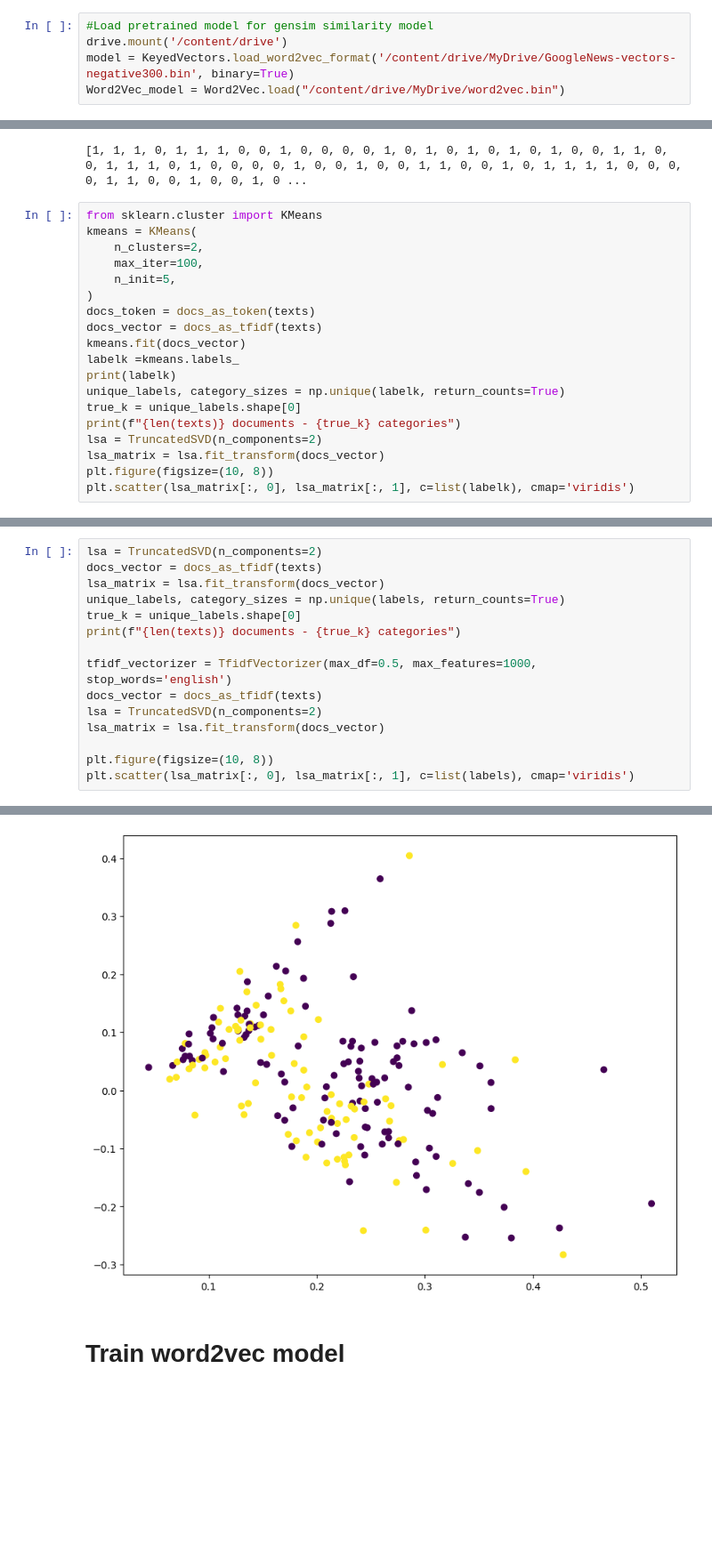
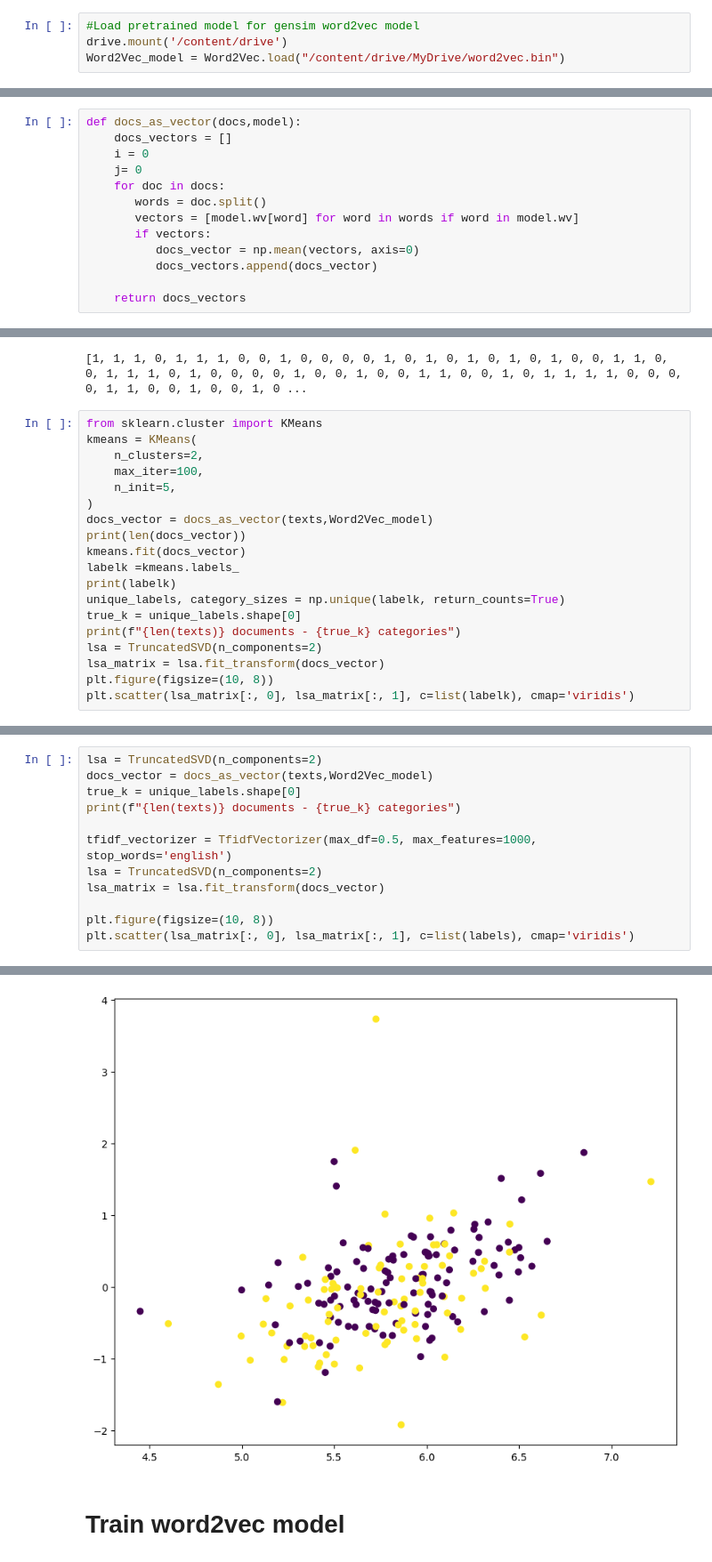
Before and after one commit to MHoseinHoushmand/Clustering-documents-by-SFLA, a Jupyter notebook: Clustering_by_SFLA.ipynb, the cells around one changed output, grey strips where cells are left out. Shown: that part at 89% size. Cells and saved outputs as stored; diff of their text form; blank space fills up the shorter version.

```diff
--- a/Clustering_by_SFLA.ipynb
+++ b/Clustering_by_SFLA.ipynb
@@ -19,8 +19,7 @@ from google.colab import drive
 from gensim.models import KeyedVectors
 from gensim.models import Word2Vec
 # %%
-#Load pretrained model for gensim similarity model
+#Load pretrained model for gensim word2vec model
 drive.mount('/content/drive')
-model = KeyedVectors.load_word2vec_format('/content/drive/MyDrive/GoogleNews-vectors-negative300.bin', binary=True)
 Word2Vec_model = Word2Vec.load("/content/drive/MyDrive/word2vec.bin")
 # %% [output]
@@ -49,0 +27,13 @@ def similarity(a_token,b_token):
+# %%
+def docs_as_vector(docs,model):
+    docs_vectors = []
+    i = 0
+    j= 0
+    for doc in docs:
+       words = doc.split()
+       vectors = [model.wv[word] for word in words if word in model.wv]
+       if vectors:
+          docs_vector = np.mean(vectors, axis=0)
+          docs_vectors.append(docs_vector)
+
+    return docs_vectors
@@ -231,8 +131,8 @@ kmeans = KMeans(
     max_iter=100,
     n_init=5,
 )
-docs_token = docs_as_token(texts)
-docs_vector = docs_as_tfidf(texts)
+docs_vector = docs_as_vector(texts,Word2Vec_model)
+print(len(docs_vector))
 kmeans.fit(docs_vector)
 labelk =kmeans.labels_
 print(labelk)
@@ -257,13 +157,10 @@ plt.scatter(lsa_matrix[:, 0], lsa_matrix[:, 1], c=list(labelk), cmap='viridis')
 # %%
 lsa = TruncatedSVD(n_components=2)
-docs_vector = docs_as_tfidf(texts)
-lsa_matrix = lsa.fit_transform(docs_vector)
-unique_labels, category_sizes = np.unique(labels, return_counts=True)
+docs_vector = docs_as_vector(texts,Word2Vec_model)
 true_k = unique_labels.shape[0]
 print(f"{len(texts)} documents - {true_k} categories")
 
 tfidf_vectorizer = TfidfVectorizer(max_df=0.5, max_features=1000, stop_words='english')
-docs_vector = docs_as_tfidf(texts)
 lsa = TruncatedSVD(n_components=2)
 lsa_matrix = lsa.fit_transform(docs_vector)
 
@@ -276,5 +171,5 @@ plt.scatter(lsa_matrix[:, 0], lsa_matrix[:, 1], c=list(labels), cmap='viridis')
 <matplotlib.collections.PathCollection at 0x...>
-[figure, old version]
+[figure, new version]
 # %% [markdown]
 # Train word2vec model
 # %%
```
Also changed, not shown: parts of 18 cells of this notebook.
